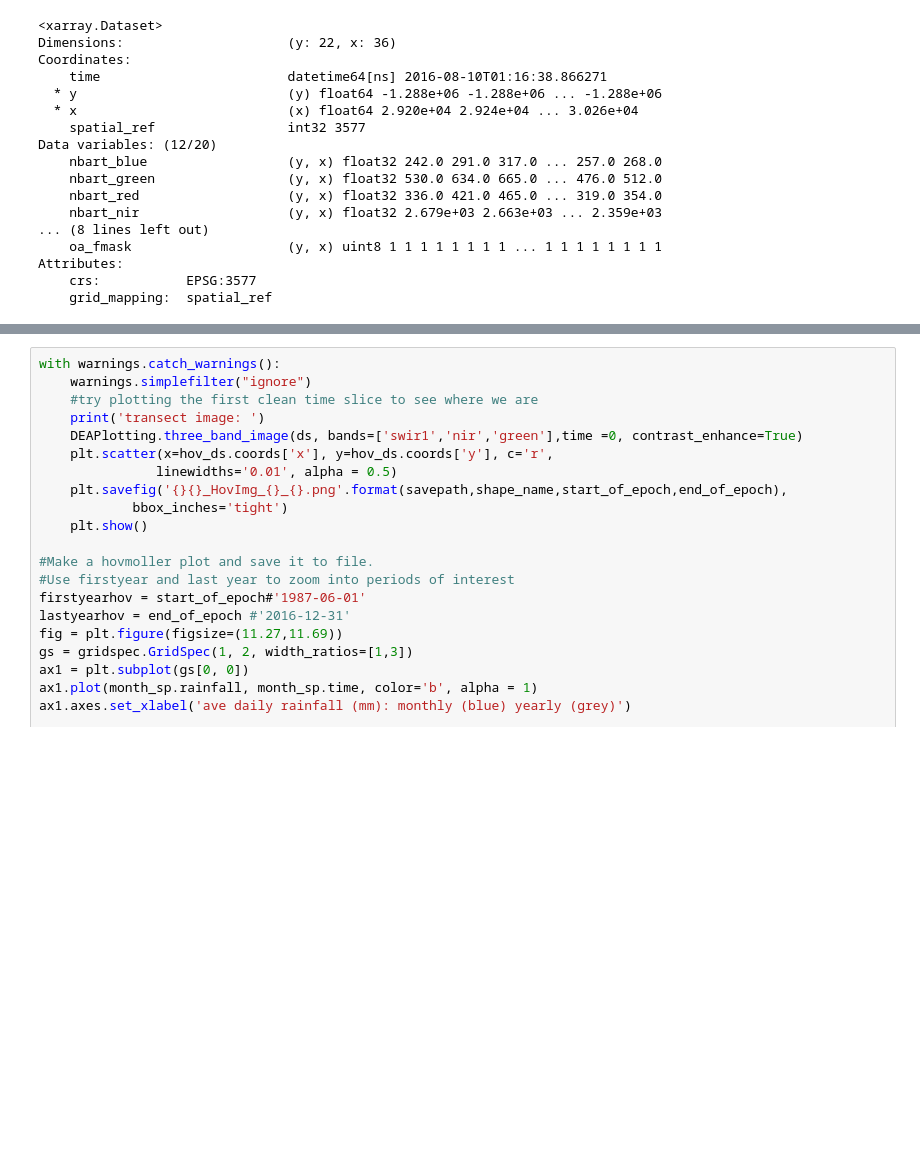
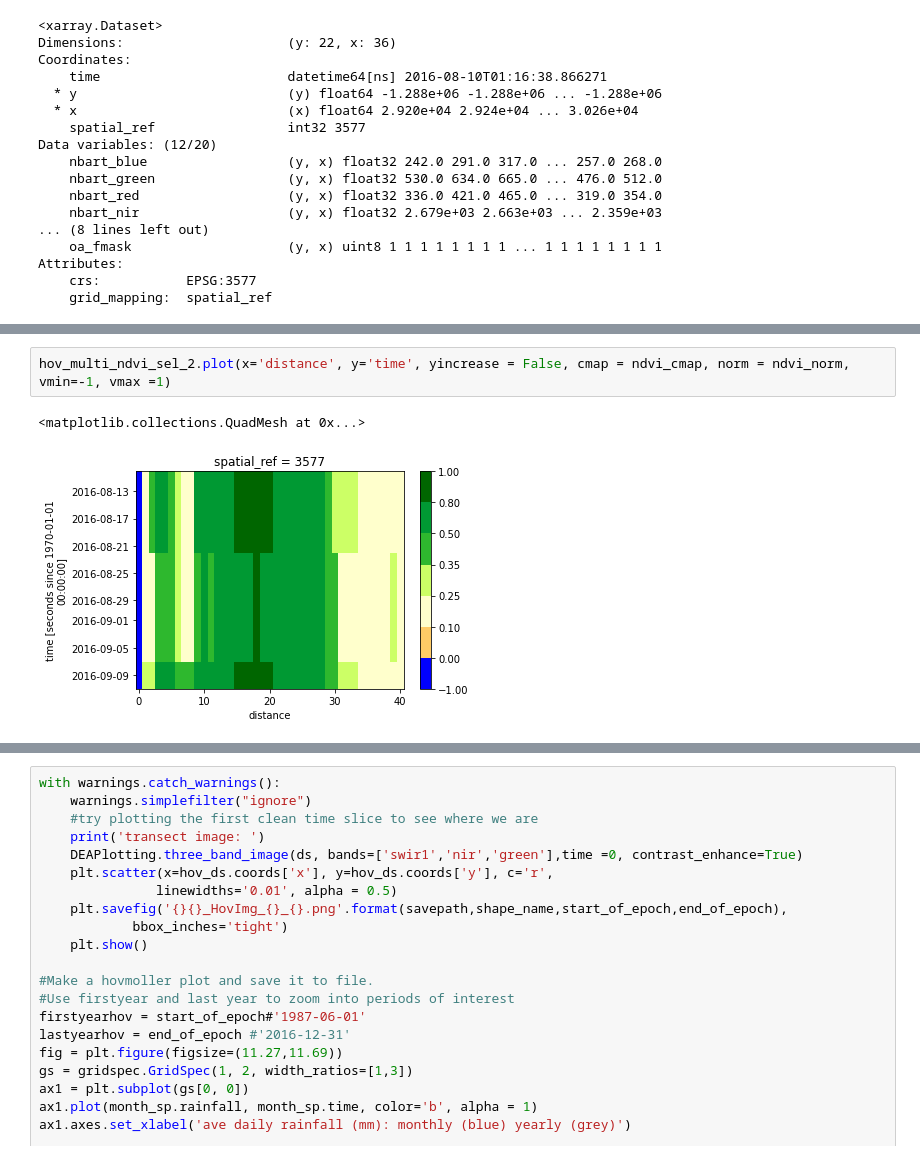
Before and after one commit to christopherowers/DP_KNP, a Jupyter notebook: Hovmoller.ipynb, the cells around one changed output, grey strips where cells are left out. Drawn from its saved outputs; the diff is of its cells as text; blank space fills up the shorter version.

```diff
--- a/Hovmoller.ipynb
+++ b/Hovmoller.ipynb
@@ -304,0 +620,5 @@ Attributes:
+# %%
+hov_multi_ndvi_sel_2.plot(x='distance', y='time', yincrease = False, cmap = ndvi_cmap, norm = ndvi_norm, vmin=-1, vmax =1)
+# %% [output]
+<matplotlib.collections.QuadMesh at 0x...>
+[figure, added]
```
Also changed, not shown: parts of 32 cells of this notebook.
